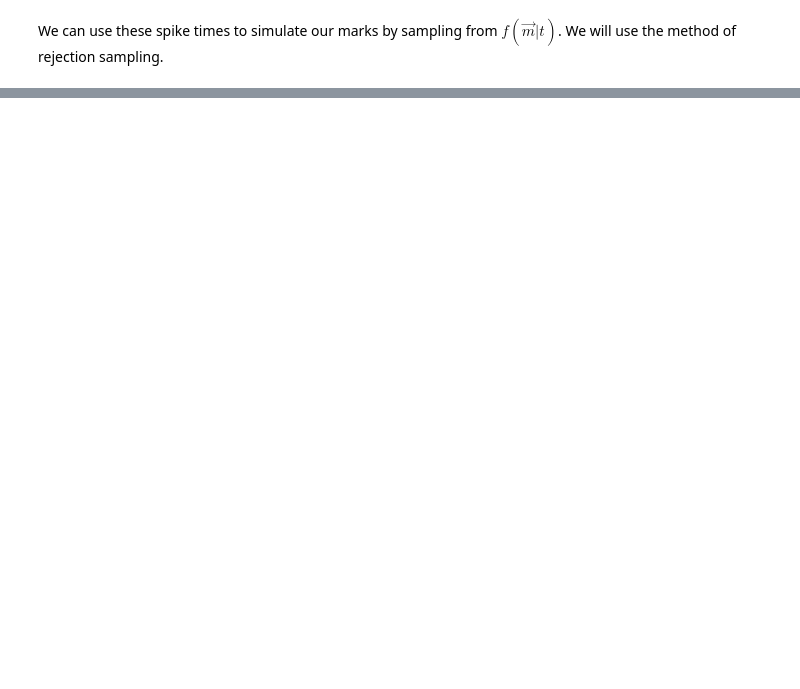
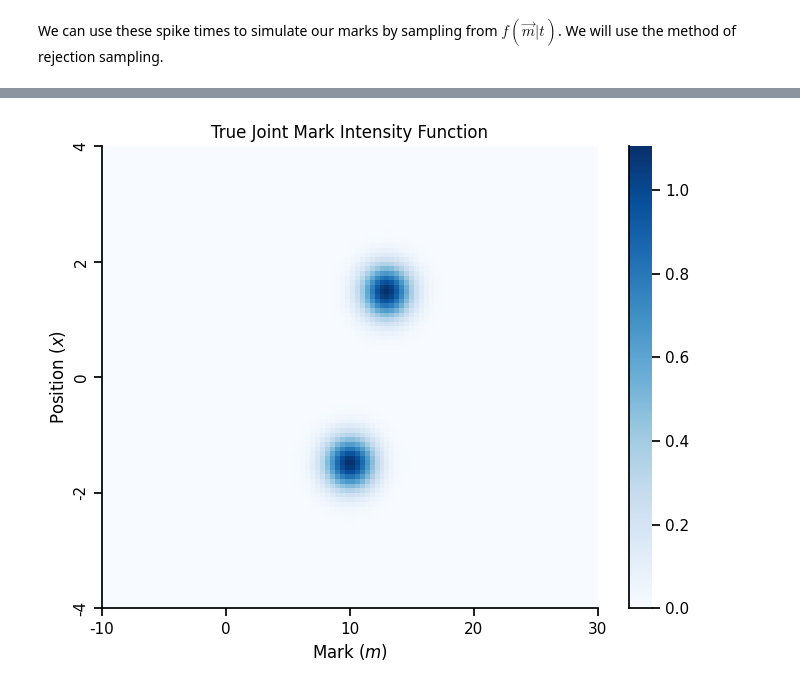
Before and after one commit to Sid-Rafilson-1617/Clusterless-Decoding, a Jupyter notebook: SimulatedData.ipynb, the cells around one changed output, grey strips where cells are left out. Cells and saved outputs as stored; diff of their text form; code cells hidden in the pictures; blank space fills up the shorter version.

```diff
--- a/SimulatedData.ipynb
+++ b/SimulatedData.ipynb
@@ -192,0 +194,22 @@ plt.show()
+# %%
+# plotting the true joint mark intensity function used to simulate the data
+x_range = np.linspace(-4, 4, 100)
+m_range = np.linspace(-10, 30, 100)
+X, M = np.meshgrid(x_range, m_range)
+Z = np.zeros(X.shape)
+for i in range(X.shape[0]):
+    for j in range(X.shape[1]):
+        Z[i,j] = joint_mark_intensity(X[i, j], M[i, j], mu_x, mu_m, sigma_x, sigma_m, a)
+
+plt.figure(figsize=(8, 6))
+sns.heatmap(Z.T, cmap='Blues', xticklabels=10, yticklabels=10)
+plt.ylabel('Position $(x)$')
+plt.yticks(np.linspace(0, 100, 5), np.linspace(-4, 4, 5, dtype=int))
+plt.xticks(np.linspace(0, 100, 5), np.linspace(-10, 30, 5, dtype=int))
+plt.xlabel('Mark $(m)$')
+plt.title('True Joint Mark Intensity Function')
+plt.gca().invert_yaxis()
+sns.despine()
+plt.show()
+# %% [output]
+[figure, added]
```
Also changed, not shown: parts of 15 cells of this notebook.
